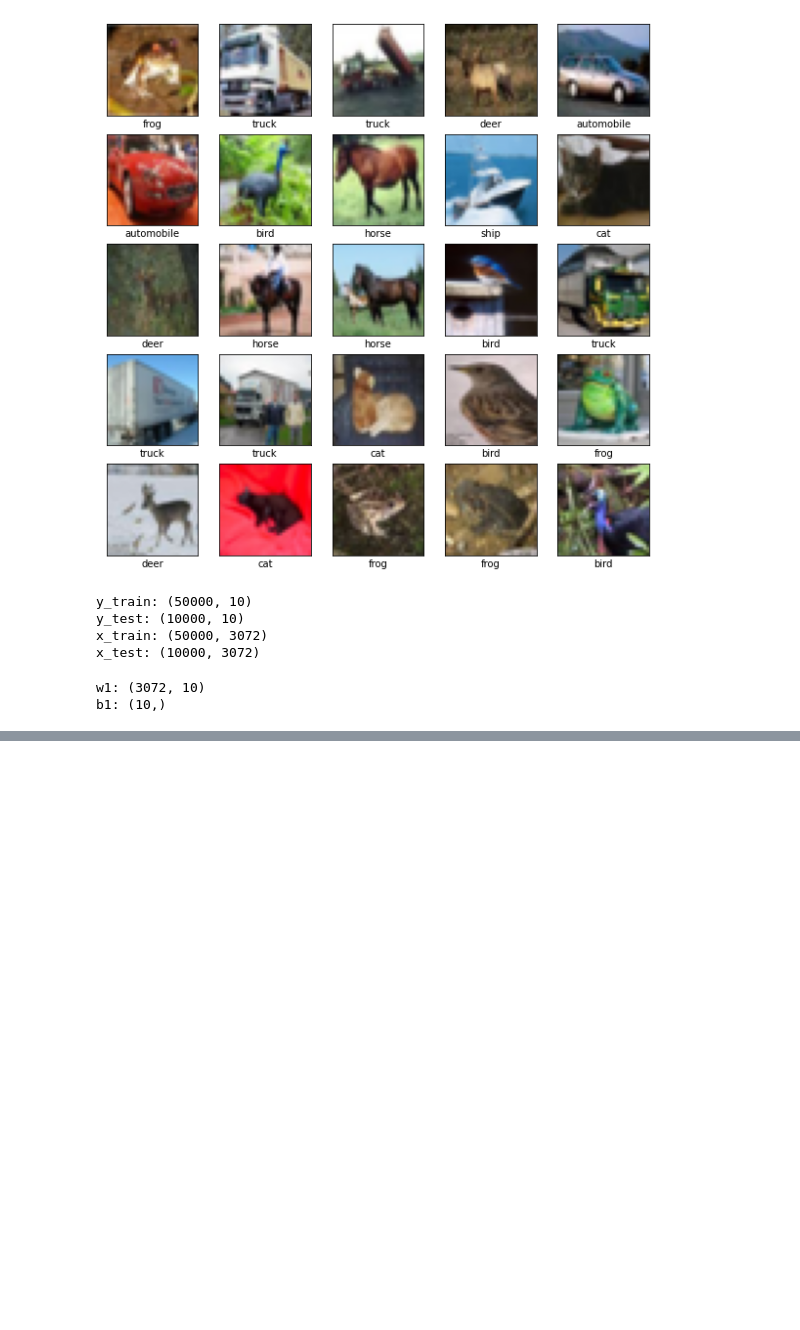
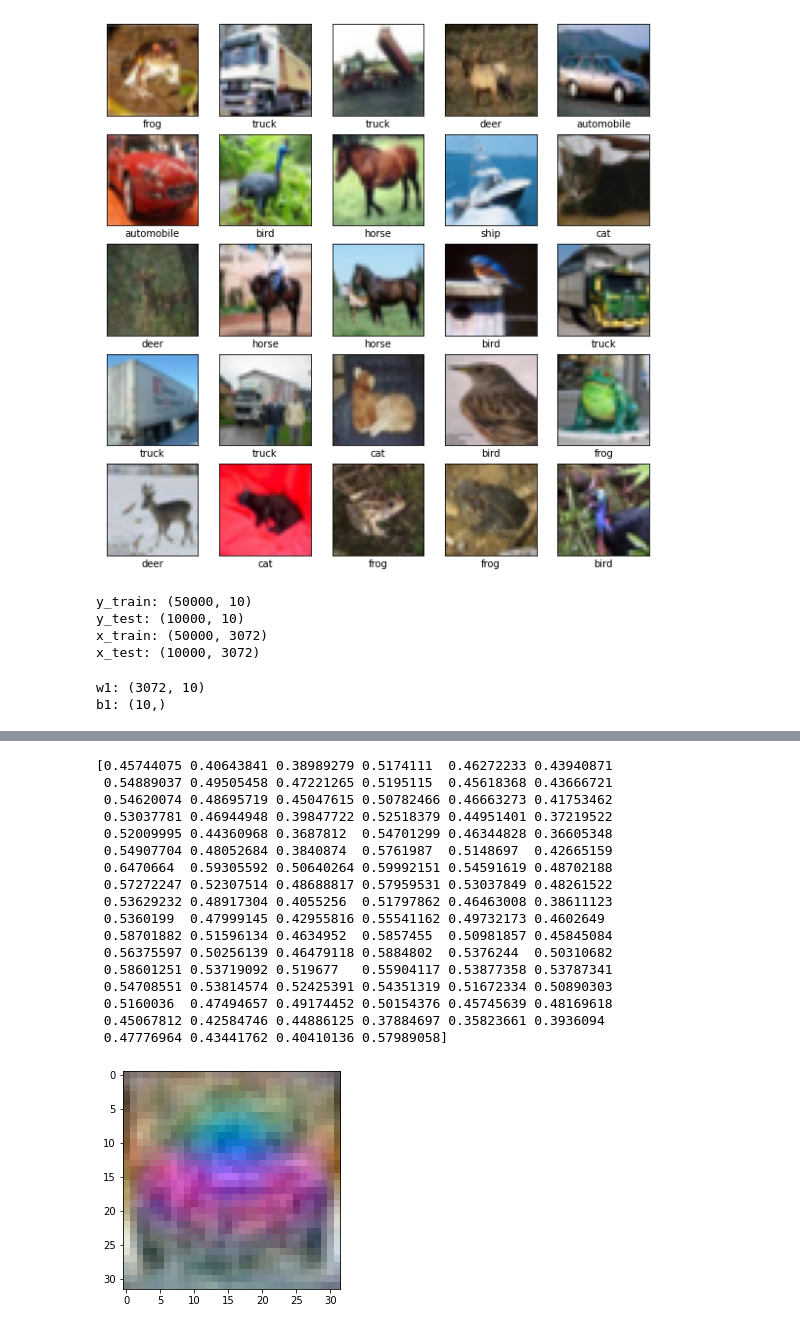
Before and after one commit to Tharindu-Nirmal/CVDeepLearning, a Jupyter notebook: src/scripts/A04_180701B.ipynb, the cells around one changed output, grey strips where cells are left out. Cells and saved outputs as stored; diff of their text form; code cells hidden in the pictures; blank space fills up the shorter version.

```diff
--- a/src/scripts/A04_180701B.ipynb
+++ b/src/scripts/A04_180701B.ipynb
@@ -93,14 +94,3 @@ train_acc_history = []
 val_acc_history = []
 #seed = 0
 #rng = np.random.default_rng(seed=seed)
-# %%
-for t in range(iterations):
-    #indices = np.arange(Ntr)
-    #rng.shuffle(indices)
-
-    # Forward pass
-    y_pred = x_train.dot(w1) + b1
-
-    # Backward pass
-
-    # Printing accuracies and displaying w as images
@@ -106,0 +154,5 @@ for t in range(iterations):
+# %%
+print(w1.shape)
+w1_test = w1[:,1]
+print(w1_test.shape)
+print(w1_test[:100])
@@ -106,0 +177,26 @@ for t in range(iterations):
+# %%
+w1norm = (w1_test-min(w1_test))/max(w1_test)
+w1norm = w1norm/max(w1norm)
+print(w1norm[:100])
+plt.figure(figsize=(4,4))
+plt.imshow(w1norm.reshape((32,32,3)) )
+plt.show()
+# %% [output]
+[0.45744075 0.40643841 0.38989279 0.5174111  0.46272233 0.43940871
+ 0.54889037 0.49505458 0.47221265 0.5195115  0.45618368 0.43666721
+ 0.54620074 0.48695719 0.45047615 0.50782466 0.46663273 0.41753462
+ 0.53037781 0.46944948 0.39847722 0.52518379 0.44951401 0.37219522
+ 0.52009995 0.44360968 0.3687812  0.54701299 0.46344828 0.36605348
+ 0.54907704 0.48052684 0.3840874  0.5761987  0.5148697  0.42665159
+ 0.6470664  0.59305592 0.50640264 0.59992151 0.54591619 0.48702188
+ 0.57272247 0.52307514 0.48688817 0.57959531 0.53037849 0.48261522
+ 0.53629232 0.48917304 0.4055256  0.51797862 0.46463008 0.38611123
+ 0.5360199  0.47999145 0.42955816 0.55541162 0.49732173 0.4602649
+ 0.58701882 0.51596134 0.4634952  0.5857455  0.50981857 0.45845084
+ 0.56375597 0.50256139 0.46479118 0.5884802  0.5376244  0.50310682
+ 0.58601251 0.53719092 0.519677   0.55904117 0.53877358 0.53787341
+ 0.54708551 0.53814574 0.52425391 0.54351319 0.51672334 0.50890303
+ 0.5160036  0.47494657 0.49174452 0.50154376 0.45745639 0.48169618
+ 0.45067812 0.42584746 0.44886125 0.37884697 0.35823661 0.3936094
+ 0.47776964 0.43441762 0.40410136 0.57989058]
+[figure, added]
```
Also changed, not shown: parts of 5 cells of this notebook, 1 other file.
